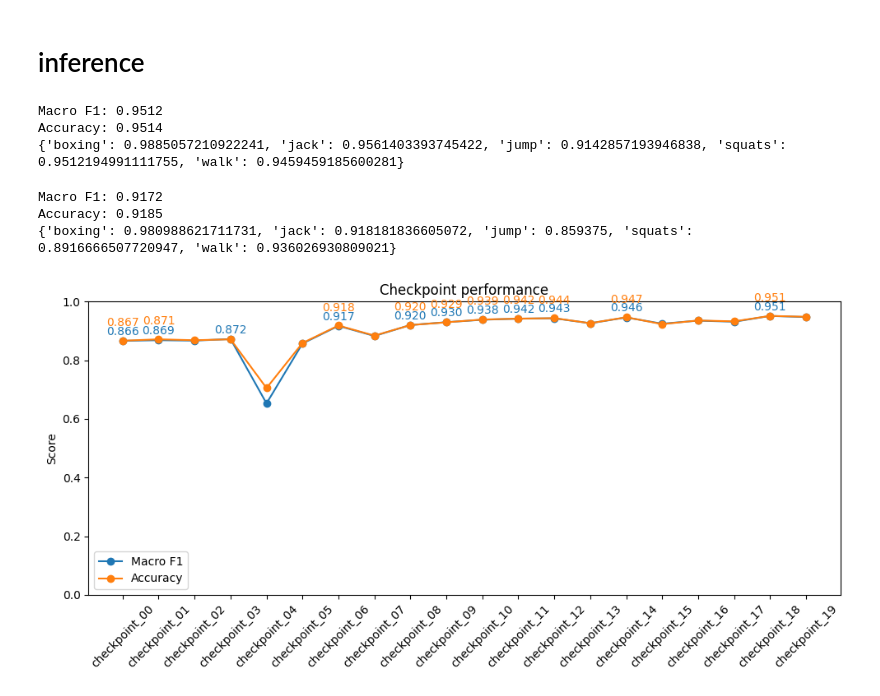
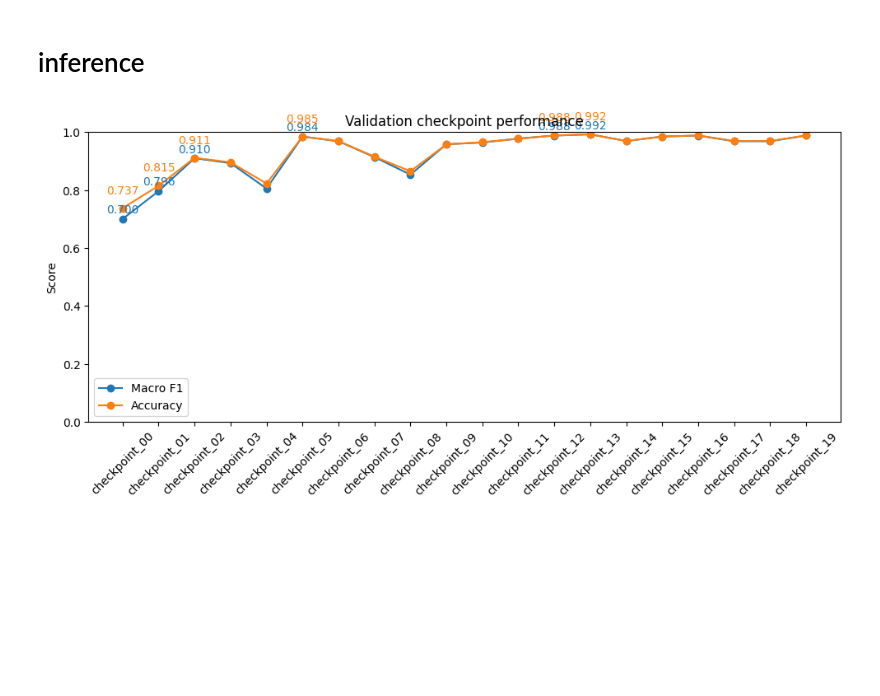
Before and after one commit to El-oan/radar_machine_learning, a Jupyter notebook: src/radHAR_pointnetV2.ipynb, the cells around one changed output. Cells and saved outputs as stored; diff of their text form; code cells hidden in the pictures; blank space fills up the shorter version.

```diff
--- a/src/radHAR_pointnetV2.ipynb
+++ b/src/radHAR_pointnetV2.ipynb
@@ -24,7 +24,7 @@ from IPython.display import clear_output
 from torch.utils.data import DataLoader, Dataset
 # %%
 PROJECT_ROOT = Path('/Users/elo/Coding/radar_ml')
-DATA_ROOT = PROJECT_ROOT / 'data' / 'RadHAR'
+DATA_ROOT = PROJECT_ROOT / 'datasets' / 'RadHAR'
 TRAIN_SPLIT_ROOT = DATA_ROOT / 'Train'
 TEST_SPLIT_ROOT = DATA_ROOT / 'Test'
 
@@ -103,10 +116,11 @@ def load_radhar_file_raw(file_path):
 # %%
 @lru_cache(maxsize=None)
 def train_normalization_stats():
-    "Compute normalization stats over the training split."
+    "Compute normalization stats over the train subset only."
+    train_files, _ = split_train_val_file_paths()
     all_points = []
-    for file_path in sorted(TRAIN_SPLIT_ROOT.rglob('*.txt')):
-        frames = load_radhar_file_raw(str(file_path))
+    for file_path in train_files:
+        frames = load_radhar_file_raw(file_path)
         all_points.append(torch.cat(frames, dim=0))
     all_points = torch.cat(all_points, dim=0)
     mean = all_points.mean(dim=0)
@@ -165,7 +166,10 @@ def build_window_index_from_files(file_paths):
             samples.append((str(file_path), start_idx, ACTIVITY_INDEX[class_name]))
     return samples
 # %%
-train_windows = build_window_index(TRAIN_SPLIT_ROOT)
-print(len(train_windows))
+train_files, valid_files = split_train_val_file_paths()
+train_windows = build_window_index_from_files(train_files)
+valid_windows = build_window_index_from_files(valid_files)
+print(f'Train windows: {len(train_windows)}')
+print(f'Validation windows: {len(valid_windows)}')
 print(train_windows[:5])
 # %% [output]
@@ -623,14 +621,16 @@ def compute_macro_f1(predictions, labels):
 def compute_accuracy(predictions, labels):
     return (predictions == labels).float().mean().item()
 # %%
-def evaluate_checkpoint(checkpoint_path):
+def evaluate_validation_checkpoint(checkpoint_path):
+    "Score a checkpoint on validation only."
     device = torch.device(DEVICE)
     model = PointNet(CONFIG['feature_amount']).to(device)
     state_dict = torch.load(checkpoint_path, map_location=device)
     model.load_state_dict(state_dict)
     model.eval()
 
-    eval_samples = build_window_index(TEST_SPLIT_ROOT)
+    _, valid_files = split_train_val_file_paths()
+    eval_samples = build_window_index_from_files(valid_files)
     eval_dataset = RadHARDataset(eval_samples)
     eval_loader = DataLoader(eval_dataset, batch_size=CONFIG['batch_size'], shuffle=False)
 
@@ -648,55 +648,35 @@ def evaluate_checkpoint(checkpoint_path):
     macro_f1 = per_class_f1.mean().item()
     accuracy = compute_accuracy(predictions, labels)
     return macro_f1, {name: float(score) for name, score in zip(ACTIVITY_CLASS_NAMES, per_class_f1)}, accuracy
-# %%
-checkpoint_path = PROJECT_ROOT / "checkpoints/radHAR/checkpoint_18.pt"
-macro_f1, per_class_f1, accuracy = evaluate_checkpoint(checkpoint_path)
-print(f'Macro F1: {macro_f1:.4f}')
-print(f'Accuracy: {accuracy:.4f}')
-print(per_class_f1)
-# %% [output]
-Macro F1: 0.9512
-Accuracy: 0.9514
-{'boxing': 0.9885057210922241, 'jack': 0.9561403393745422, 'jump': 0.9142857193946838, 'squats': 0.9512194991111755, 'walk': 0.9459459185600281}
-# %%
-checkpoint_path = PROJECT_ROOT / "checkpoints/radHAR/checkpoint_06.pt"
-macro_f1, per_class_f1, accuracy = evaluate_checkpoint(checkpoint_path)
-print(f'Macro F1: {macro_f1:.4f}')
-print(f'Accuracy: {accuracy:.4f}')
-print(per_class_f1)
-# %% [output]
-Macro F1: 0.9172
-Accuracy: 0.9185
-{'boxing': 0.980988621711731, 'jack': 0.918181836605072, 'jump': 0.859375, 'squats': 0.8916666507720947, 'walk': 0.936026930809021}
 # %%
-checkpoint_paths = sorted((PROJECT_ROOT / "checkpoints/radHAR").glob("checkpoint_*.pt"), key=lambda path: int(path.stem.split("_")[-1]))
-metrics = [evaluate_checkpoint(path) for path in checkpoint_paths]
+checkpoint_paths = sorted((PROJECT_ROOT / "checkpoints/radHARV2").glob("checkpoint_*.pt"), key=lambda path: int(path.stem.split("_")[-1]))
+metrics = [evaluate_validation_checkpoint(path) for path in checkpoint_paths]
 checkpoint_labels = [path.stem for path in checkpoint_paths]
 macro_f1_scores = [metric[0] for metric in metrics]
 accuracy_scores = [metric[2] for metric in metrics]
 
 plt.figure(figsize=(10, 5))
 macro_line, = plt.plot(checkpoint_labels, macro_f1_scores, marker="o", label="Macro F1")
 accuracy_line, = plt.plot(checkpoint_labels, accuracy_scores, marker="o", label="Accuracy")
 
 best_macro_f1 = -1
 for idx, score in enumerate(macro_f1_scores):
     if score > best_macro_f1:
         plt.text(idx, score + 0.02, f"{score:.3f}", ha="center", color=macro_line.get_color())
         best_macro_f1 = score
 
 best_accuracy = -1
 for idx, score in enumerate(accuracy_scores):
     if score > best_accuracy:
         plt.text(idx, score + 0.05, f"{score:.3f}", ha="center", color=accuracy_line.get_color())
         best_accuracy = score
 
 plt.ylim(0, 1)
 plt.xticks(rotation=45)
 plt.ylabel("Score")
-plt.title("Checkpoint performance")
+plt.title("Validation checkpoint performance")
 plt.legend()
 plt.tight_layout()
 plt.show()
 # %% [output]
-[figure, old version]
+[figure, new version]
```
Also changed, not shown: parts of 15 cells of this notebook, 18 other files.
